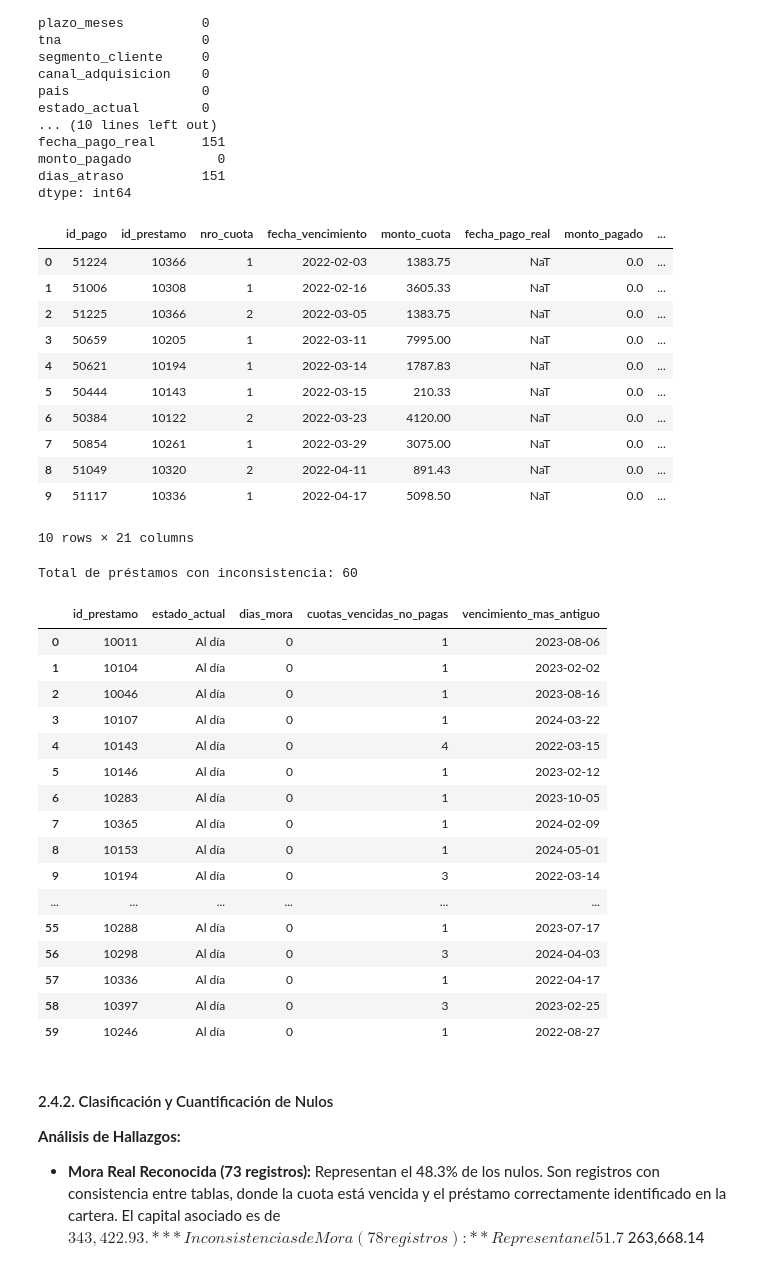
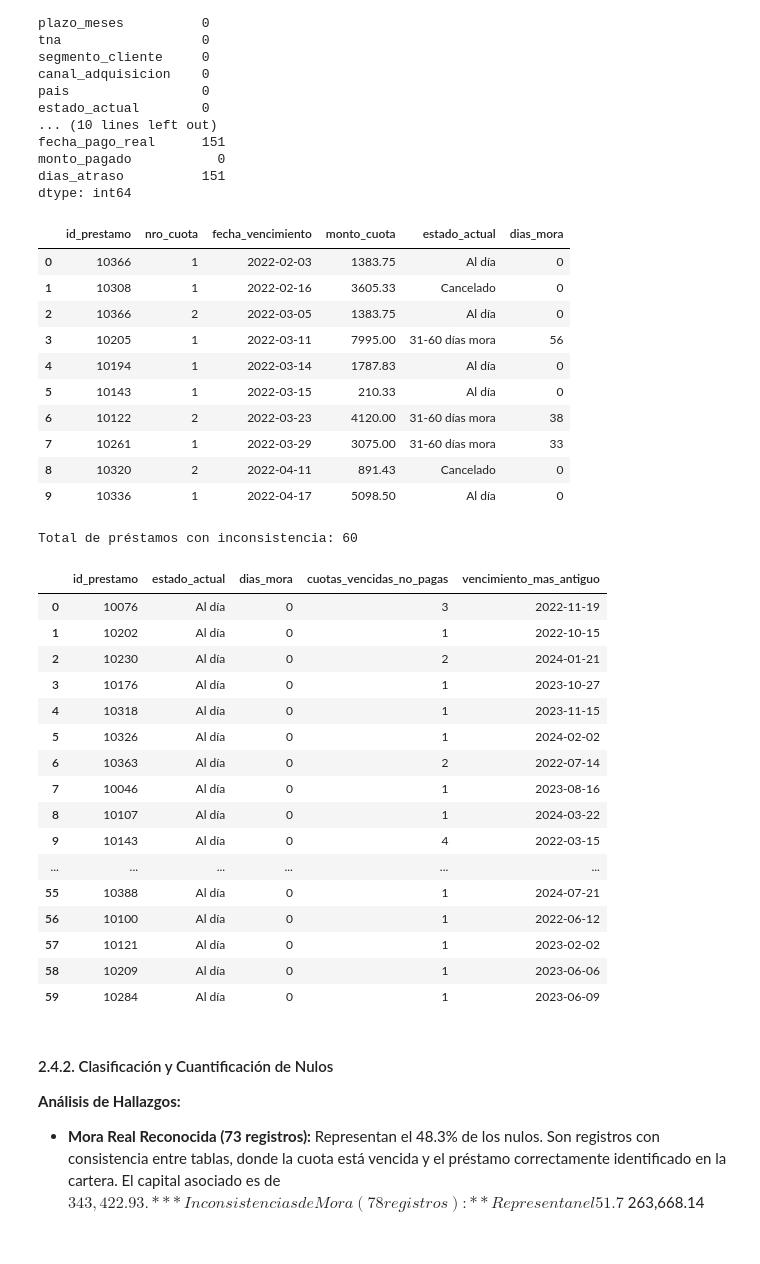
Before and after one commit to FrancoRobottiWork/Analista-de-Proyeccion-de-Riesgo, a Jupyter notebook: notebooks/01_calidad_datos.ipynb, the cells around one changed output. Saved outputs shown, nothing was run; the diff lists cells and outputs as text; code cells hidden in the pictures.

```diff
--- a/notebooks/01_calidad_datos.ipynb
+++ b/notebooks/01_calidad_datos.ipynb
@@ -20,8 +20,8 @@ import pandas as pd
 # %%
 file_path = '../data/raw/datasets_riesgo_v2.xlsx'
 
-df_cartera = pd.read_excel(file_path, sheet_name='cartera', decimal=',')
-df_pagos = pd.read_excel(file_path, sheet_name='pagos', decimal=',')
+df_cartera = pd.read_excel(file_path, sheet_name='cartera')
+df_pagos = pd.read_excel(file_path, sheet_name='pagos')
 
 df_pagos['fecha_vencimiento'] = pd.to_datetime(df_pagos['fecha_vencimiento'])
 df_pagos['fecha_pago_real'] = pd.to_datetime(df_pagos['fecha_pago_real'])
@@ -156,33 +168,32 @@ monto_pagado           0
 dias_atraso          151
 dtype: int64
 # %%
+# Inspección visual: muestra de cuotas impagas (fecha_pago_real nula)
 nulos = """
 SELECT
-    p.*,
-    c.*
-FROM df_pagos as p
-join df_cartera c ON p.id_prestamo = c.id_prestamo
+    p.id_prestamo, p.nro_cuota, p.fecha_vencimiento, p.monto_cuota,
+    c.estado_actual, c.dias_mora
+FROM df_pagos AS p
+JOIN df_cartera c ON p.id_prestamo = c.id_prestamo
 WHERE p.fecha_pago_real IS NULL
 ORDER BY p.fecha_vencimiento ASC
-LIMIT 10;
+LIMIT 10
 """
-df_nulos = duckdb.query(nulos).df()
-df_nulos
+duckdb.query(nulos).df()
 # %% [output]
-|  | id_pago | id_prestamo | nro_cuota | fecha_vencimiento | monto_cuota | fecha_pago_real | monto_pagado | ... |
-| 0 | 51224 | 10366 | 1 | 2022-02-03 | 1383.75 | NaT | 0.0 | ... |
-| 1 | 51006 | 10308 | 1 | 2022-02-16 | 3605.33 | NaT | 0.0 | ... |
-| 2 | 51225 | 10366 | 2 | 2022-03-05 | 1383.75 | NaT | 0.0 | ... |
-| 3 | 50659 | 10205 | 1 | 2022-03-11 | 7995.00 | NaT | 0.0 | ... |
-| 4 | 50621 | 10194 | 1 | 2022-03-14 | 1787.83 | NaT | 0.0 | ... |
-| 5 | 50444 | 10143 | 1 | 2022-03-15 | 210.33 | NaT | 0.0 | ... |
-| 6 | 50384 | 10122 | 2 | 2022-03-23 | 4120.00 | NaT | 0.0 | ... |
-| 7 | 50854 | 10261 | 1 | 2022-03-29 | 3075.00 | NaT | 0.0 | ... |
-| 8 | 51049 | 10320 | 2 | 2022-04-11 | 891.43 | NaT | 0.0 | ... |
-| 9 | 51117 | 10336 | 1 | 2022-04-17 | 5098.50 | NaT | 0.0 | ... |
+|  | id_prestamo | nro_cuota | fecha_vencimiento | monto_cuota | estado_actual | dias_mora |
+| 0 | 10366 | 1 | 2022-02-03 | 1383.75 | Al día | 0 |
+| 1 | 10308 | 1 | 2022-02-16 | 3605.33 | Cancelado | 0 |
+| 2 | 10366 | 2 | 2022-03-05 | 1383.75 | Al día | 0 |
+| 3 | 10205 | 1 | 2022-03-11 | 7995.00 | 31-60 días mora | 56 |
+| 4 | 10194 | 1 | 2022-03-14 | 1787.83 | Al día | 0 |
+| 5 | 10143 | 1 | 2022-03-15 | 210.33 | Al día | 0 |
+| 6 | 10122 | 2 | 2022-03-23 | 4120.00 | 31-60 días mora | 38 |
+| 7 | 10261 | 1 | 2022-03-29 | 3075.00 | 31-60 días mora | 33 |
+| 8 | 10320 | 2 | 2022-04-11 | 891.43 | Cancelado | 0 |
+| 9 | 10336 | 1 | 2022-04-17 | 5098.50 | Al día | 0 |
-10 rows × 21 columns
 # %%
-inconsistencia_mora = """
+inconsistencia_mora = f"""
 SELECT
     c.id_prestamo,
     c.estado_actual,
@@ -192,7 +203,7 @@ SELECT
 FROM df_cartera c
 JOIN df_pagos p ON c.id_prestamo = p.id_prestamo
 WHERE p.fecha_pago_real IS NULL
-  AND p.fecha_vencimiento < '2026-05-14'
+  AND p.fecha_vencimiento < '{FECHA_CORTE_STR}'
   AND c.estado_actual = 'Al día'
 GROUP BY ALL
 """
@@ -203,22 +214,22 @@ df_alarmas
 # %% [output]
 Total de préstamos con inconsistencia: 60
 |  | id_prestamo | estado_actual | dias_mora | cuotas_vencidas_no_pagas | vencimiento_mas_antiguo |
-| 0 | 10011 | Al día | 0 | 1 | 2023-08-06 |
-| 1 | 10104 | Al día | 0 | 1 | 2023-02-02 |
-| 2 | 10046 | Al día | 0 | 1 | 2023-08-16 |
-| 3 | 10107 | Al día | 0 | 1 | 2024-03-22 |
-| 4 | 10143 | Al día | 0 | 4 | 2022-03-15 |
-| 5 | 10146 | Al día | 0 | 1 | 2023-02-12 |
-| 6 | 10283 | Al día | 0 | 1 | 2023-10-05 |
-| 7 | 10365 | Al día | 0 | 1 | 2024-02-09 |
-| 8 | 10153 | Al día | 0 | 1 | 2024-05-01 |
-| 9 | 10194 | Al día | 0 | 3 | 2022-03-14 |
+| 0 | 10076 | Al día | 0 | 3 | 2022-11-19 |
+| 1 | 10202 | Al día | 0 | 1 | 2022-10-15 |
+| 2 | 10230 | Al día | 0 | 2 | 2024-01-21 |
+| 3 | 10176 | Al día | 0 | 1 | 2023-10-27 |
+| 4 | 10318 | Al día | 0 | 1 | 2023-11-15 |
+| 5 | 10326 | Al día | 0 | 1 | 2024-02-02 |
+| 6 | 10363 | Al día | 0 | 2 | 2022-07-14 |
+| 7 | 10046 | Al día | 0 | 1 | 2023-08-16 |
+| 8 | 10107 | Al día | 0 | 1 | 2024-03-22 |
+| 9 | 10143 | Al día | 0 | 4 | 2022-03-15 |
 | ... | ... | ... | ... | ... | ... |
-| 55 | 10288 | Al día | 0 | 1 | 2023-07-17 |
-| 56 | 10298 | Al día | 0 | 3 | 2024-04-03 |
-| 57 | 10336 | Al día | 0 | 1 | 2022-04-17 |
-| 58 | 10397 | Al día | 0 | 3 | 2023-02-25 |
-| 59 | 10246 | Al día | 0 | 1 | 2022-08-27 |
+| 55 | 10388 | Al día | 0 | 1 | 2024-07-21 |
+| 56 | 10100 | Al día | 0 | 1 | 2022-06-12 |
+| 57 | 10121 | Al día | 0 | 1 | 2023-02-02 |
+| 58 | 10209 | Al día | 0 | 1 | 2023-06-06 |
+| 59 | 10284 | Al día | 0 | 1 | 2023-06-09 |
 # %% [markdown]
 #### 2.4.2. Clasificación y Cuantificación de Nulos
 **Análisis de Hallazgos:**
```
Also changed, not shown: parts of 20 cells of this notebook, 2 other files.
